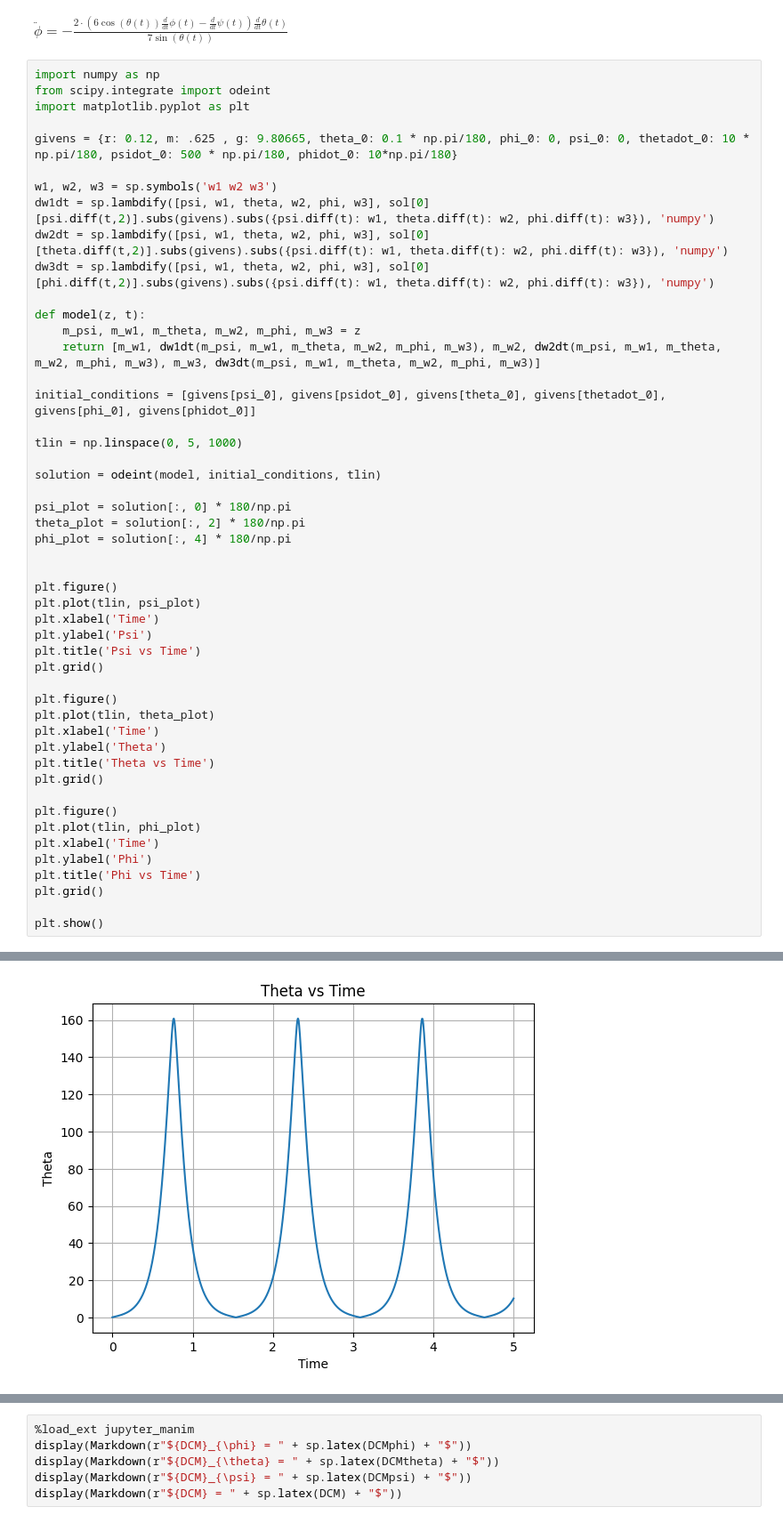
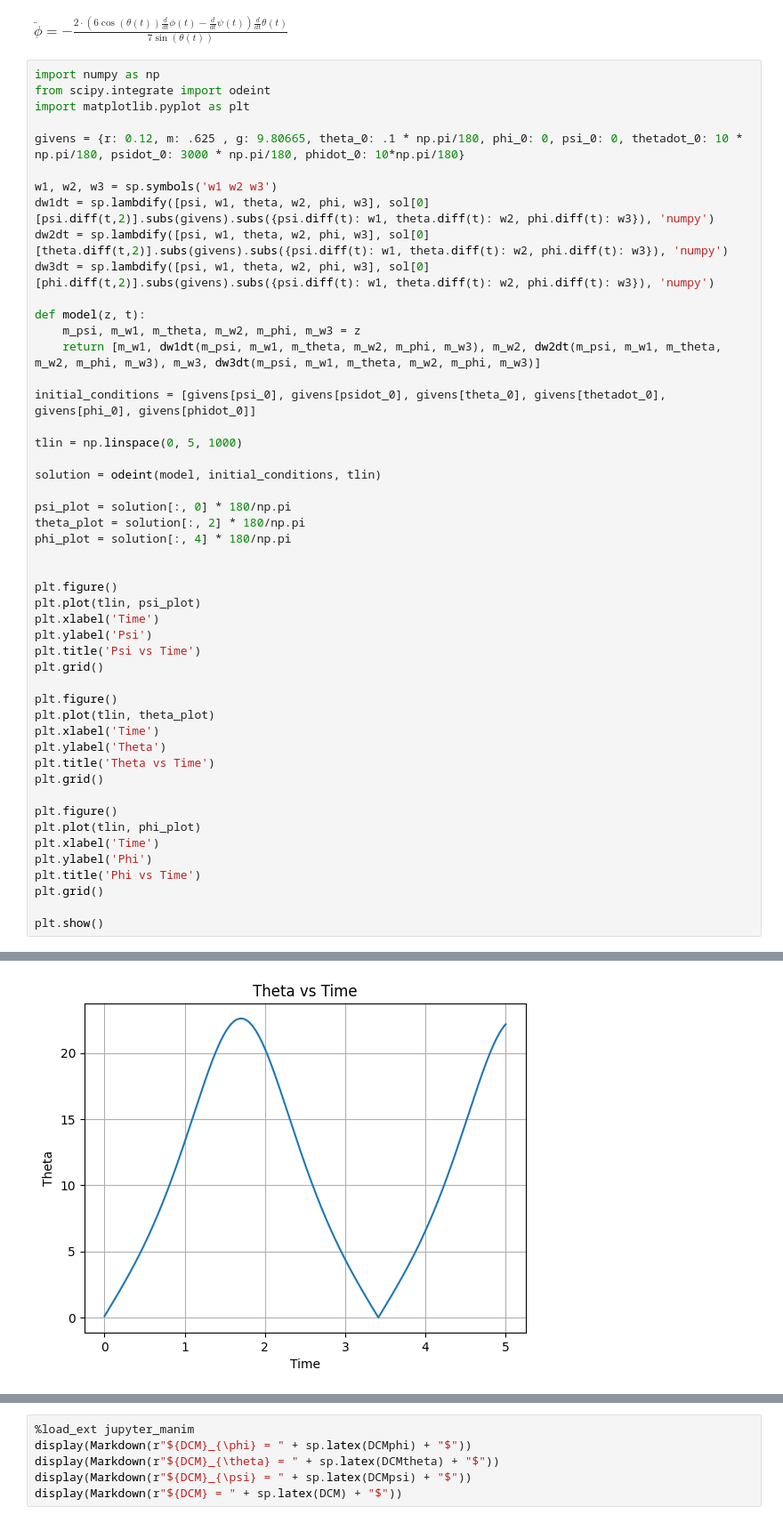
Before and after one commit to Neil-Sawhney/SpaceDynamics_SpinningBasketball, a Jupyter notebook: Project.ipynb, the cells around one changed output, grey strips where cells are left out. Shown at 89% size. Drawn from its saved outputs; the diff is of its cells as text.

```diff
--- a/Project.ipynb
+++ b/Project.ipynb
@@ -100,7 +100,7 @@ import numpy as np
 from scipy.integrate import odeint
 import matplotlib.pyplot as plt
 
-givens = {r: 0.12, m: .625 , g: 9.80665, theta_0: 0.1 * np.pi/180, phi_0: 0, psi_0: 0, thetadot_0: 10 * np.pi/180, psidot_0: 500 * np.pi/180, phidot_0: 10*np.pi/180}
+givens = {r: 0.12, m: .625 , g: 9.80665, theta_0: .1 * np.pi/180, phi_0: 0, psi_0: 0, thetadot_0: 10 * np.pi/180, psidot_0: 3000 * np.pi/180, phidot_0: 10*np.pi/180}
 
 w1, w2, w3 = sp.symbols('w1 w2 w3')
 dw1dt = sp.lambdify([psi, w1, theta, w2, phi, w3], sol[0][psi.diff(t,2)].subs(givens).subs({psi.diff(t): w1, theta.diff(t): w2, phi.diff(t): w3}), 'numpy')
@@ -149 +149 @@ plt.show()
-[figure, old version]
+[figure, new version]
```
Also changed, not shown: parts of 2 cells of this notebook, 6 other files.
